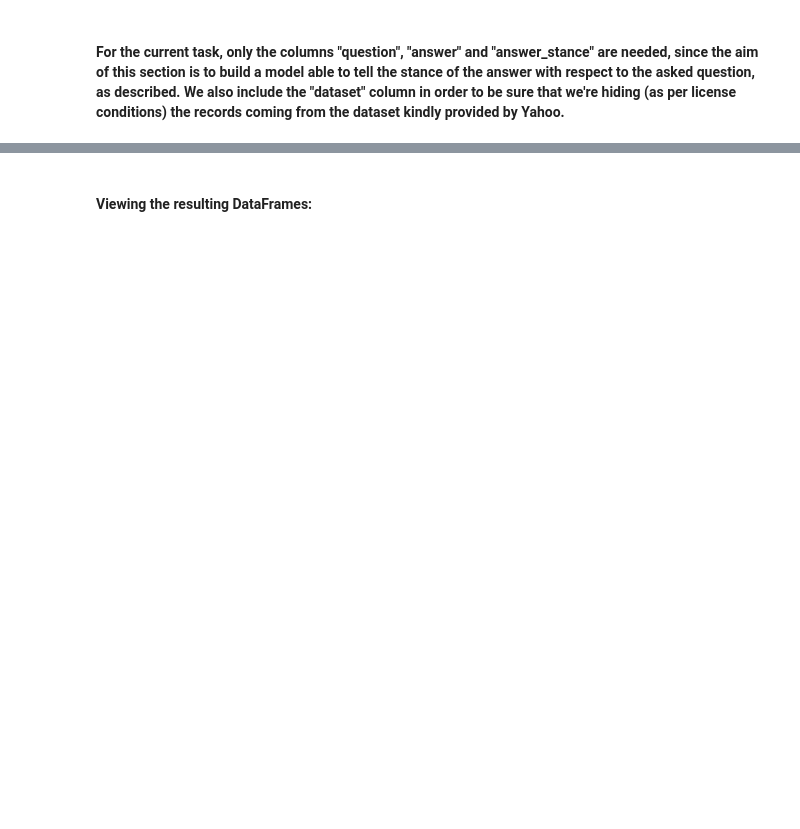
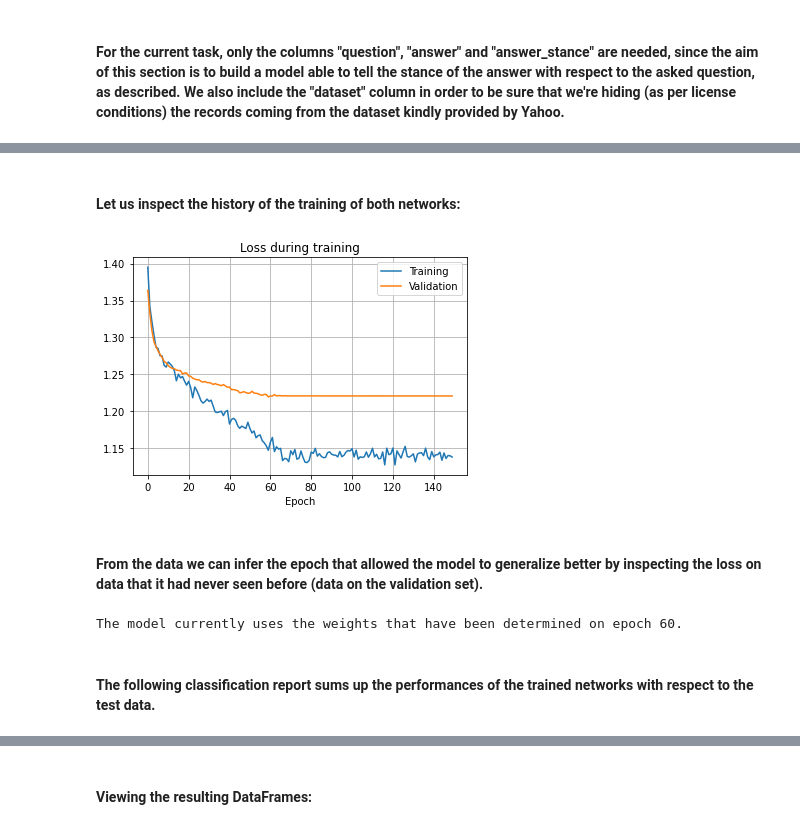
Before and after one commit to DanieleMorotti/Argument-retrieval-for-comparative-questions, a Jupyter notebook: stance_detection_networks.ipynb, the cells around one changed output, grey strips where cells are left out. Cells and saved outputs as stored; diff of their text form; code cells hidden in the pictures; blank space fills up the shorter version.

Commit message:
More networks tested

```diff
--- a/stance_detection_networks.ipynb
+++ b/stance_detection_networks.ipynb
@@ -84,0 +223,5 @@ df.head()
+# %%
+#Tokenizing the inputs and preparing the outputs
+for set_name in ['train','val','test']:
+    ds_splits[f'x_{set_name}'] = tokenize_df(ds_splits_untok[f'x_{set_name}'],tokenizer)
+    ds_splits[f'y_{set_name}'] = ds_splits_untok[f'y_{set_name}'].to_numpy().flatten()
@@ -84,0 +230,5 @@ df.head()
+# %%
+model_checkpoint = keras.callbacks.ModelCheckpoint(stance_config.MODEL_CHECKPOINT_FOLDER, save_best_only=True, save_weights_only=True, verbose=1, mode="min", monitor="val_loss")
+reduce_lr = keras.callbacks.ReduceLROnPlateau(monitor='val_loss', mode='min', factor=.1, patience=5, min_lr=stance_config.MIN_LR)
+
+model_callbacks = [model_checkpoint, reduce_lr]
@@ -84,0 +247,24 @@ df.head()
+# %%
+history = None
+# %%
+try:
+
+    model.load_weights(stance_config.MODEL_CHECKPOINT_FOLDER)
+    print('The weights of the model have already been found. Skipping training.')
+
+except:
+
+    history = model.fit(
+        ds_splits['x_train'],
+        ds_splits['y_train'],
+        validation_data = (
+            ds_splits['x_val'],
+            ds_splits['y_val']
+        ),
+        epochs = stance_config.MODEL_EPOCHS,
+        callbacks = model_callbacks,
+        batch_size = stance_config.MODEL_BATCH_SIZE
+    )
+
+    #Finally, load the best weights obtained during the training:
+    model.load_weights(stance_config.MODEL_CHECKPOINT_FOLDER)
@@ -84,0 +289,2 @@ df.head()
+# %% [markdown]
+#### Let us inspect the history of the training of both networks:
@@ -84,0 +314,15 @@ df.head()
+# %%
+display_history(history)
+# %% [output]
+[figure, added]
+# %% [markdown]
+#### From the data we can infer the epoch that allowed the model to generalize better by inspecting the loss on data that it had never seen before (data on the validation set).
+# %%
+if history is None:
+    print(f'The data cannot be calculated since the history of the training of the model is not available.')
+else:
+    print(f'The model currently uses the weights that have been determined on epoch {np.argmin(history.history["val_loss"]) + 1}.')
+# %% [output]
+The model currently uses the weights that have been determined on epoch 60.
+# %% [markdown]
+#### The following classification report sums up the performances of the trained networks with respect to the test data.
```
Also changed, not shown: parts of 93 cells of this notebook.
